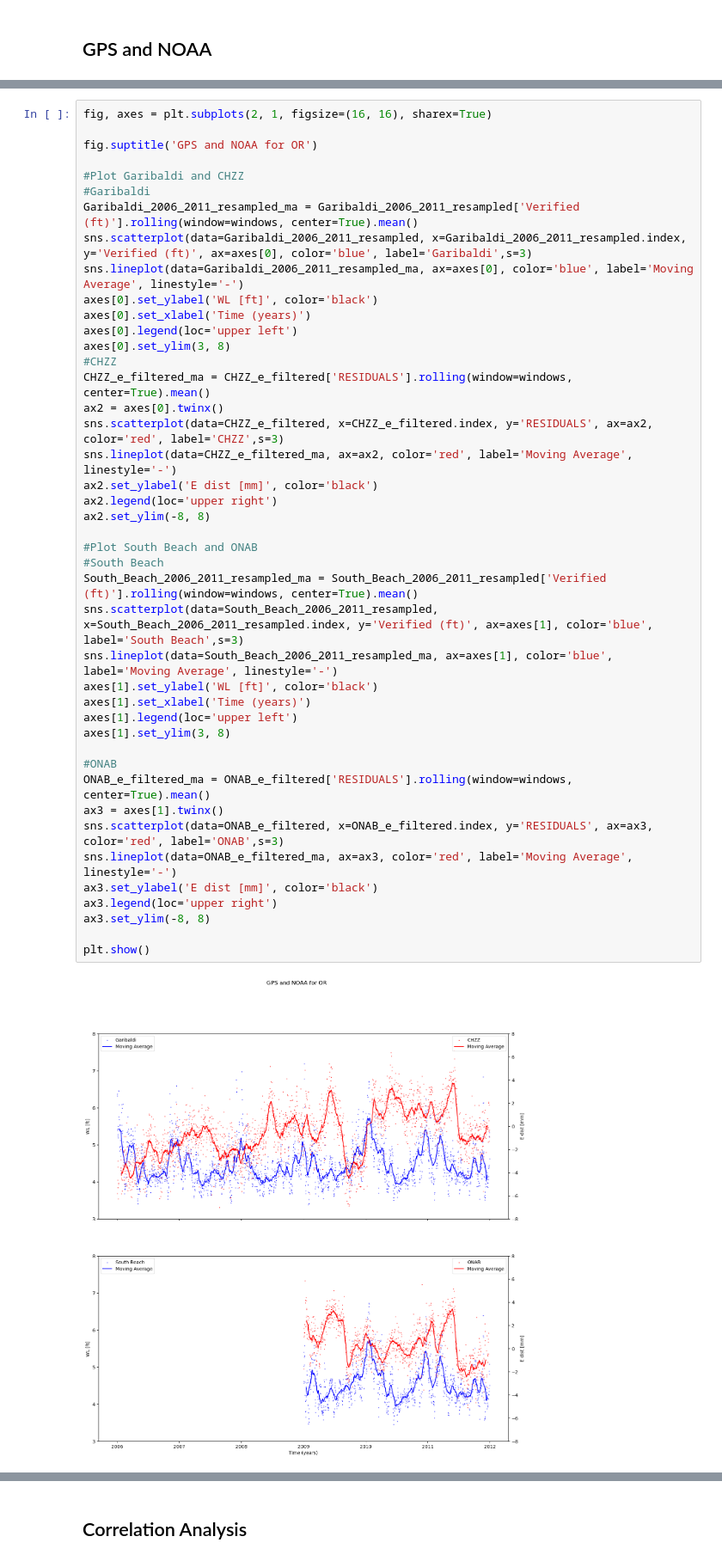
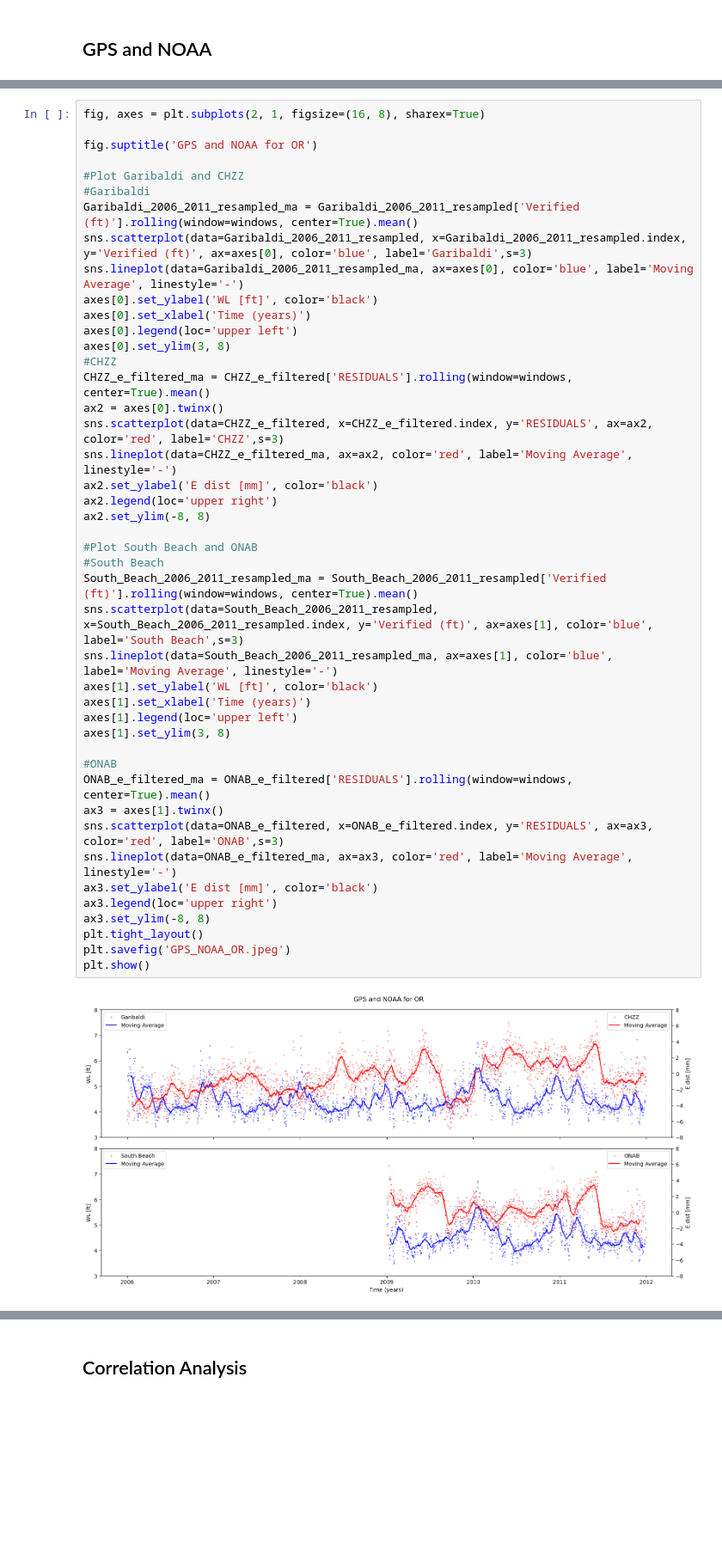
Before and after one commit to Benz-Poobua/Undergrad-Research-2, a Jupyter notebook: GPS-NOAA geodetic-climatic data.ipynb, the cells around one changed output, grey strips where cells are left out. Shown at 86% size. Drawn from its saved outputs; the diff is of its cells as text; blank space fills up the shorter version.

```diff
--- a/GPS-NOAA geodetic-climatic data.ipynb
+++ b/GPS-NOAA geodetic-climatic data.ipynb
@@ -612,5 +613,5 @@ plt.show()
 # %%
-fig, axes = plt.subplots(2, 1, figsize=(16, 16), sharex=True)
+fig, axes = plt.subplots(2, 1, figsize=(16, 8), sharex=True)
 
 fig.suptitle('GPS and NOAA for OR')
 
@@ -625,33 +626,34 @@ axes[0].legend(loc='upper left')
 axes[0].set_ylim(3, 8)
 #CHZZ
 CHZZ_e_filtered_ma = CHZZ_e_filtered['RESIDUALS'].rolling(window=windows, center=True).mean()
 ax2 = axes[0].twinx()
 sns.scatterplot(data=CHZZ_e_filtered, x=CHZZ_e_filtered.index, y='RESIDUALS', ax=ax2, color='red', label='CHZZ',s=3)
 sns.lineplot(data=CHZZ_e_filtered_ma, ax=ax2, color='red', label='Moving Average', linestyle='-')
 ax2.set_ylabel('E dist [mm]', color='black')
 ax2.legend(loc='upper right')
 ax2.set_ylim(-8, 8)
 
 #Plot South Beach and ONAB
 #South Beach
 South_Beach_2006_2011_resampled_ma = South_Beach_2006_2011_resampled['Verified (ft)'].rolling(window=windows, center=True).mean()
 sns.scatterplot(data=South_Beach_2006_2011_resampled, x=South_Beach_2006_2011_resampled.index, y='Verified (ft)', ax=axes[1], color='blue', label='South Beach',s=3)
 sns.lineplot(data=South_Beach_2006_2011_resampled_ma, ax=axes[1], color='blue', label='Moving Average', linestyle='-')
 axes[1].set_ylabel('WL [ft]', color='black')
 axes[1].set_xlabel('Time (years)')
 axes[1].legend(loc='upper left')
 axes[1].set_ylim(3, 8)
 
 #ONAB
 ONAB_e_filtered_ma = ONAB_e_filtered['RESIDUALS'].rolling(window=windows, center=True).mean()
 ax3 = axes[1].twinx()
 sns.scatterplot(data=ONAB_e_filtered, x=ONAB_e_filtered.index, y='RESIDUALS', ax=ax3, color='red', label='ONAB',s=3)
 sns.lineplot(data=ONAB_e_filtered_ma, ax=ax3, color='red', label='Moving Average', linestyle='-')
 ax3.set_ylabel('E dist [mm]', color='black')
 ax3.legend(loc='upper right')
 ax3.set_ylim(-8, 8)
-
+plt.tight_layout()
+plt.savefig('GPS_NOAA_OR.jpeg')
 plt.show()
 # %% [output]
-[figure, old version]
+[figure, new version]
 # %%
```
Also changed, not shown: parts of 2 cells of this notebook, 3 other files.
